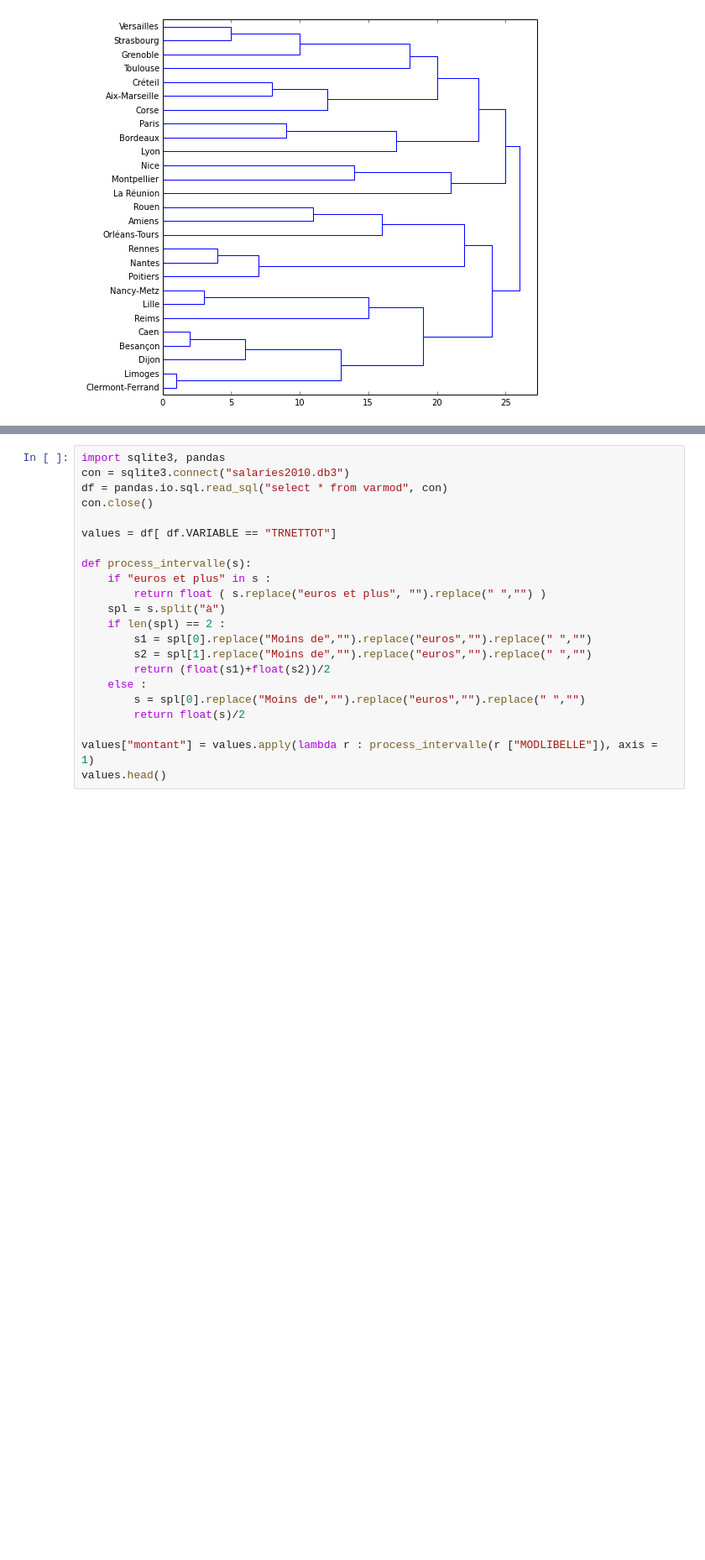
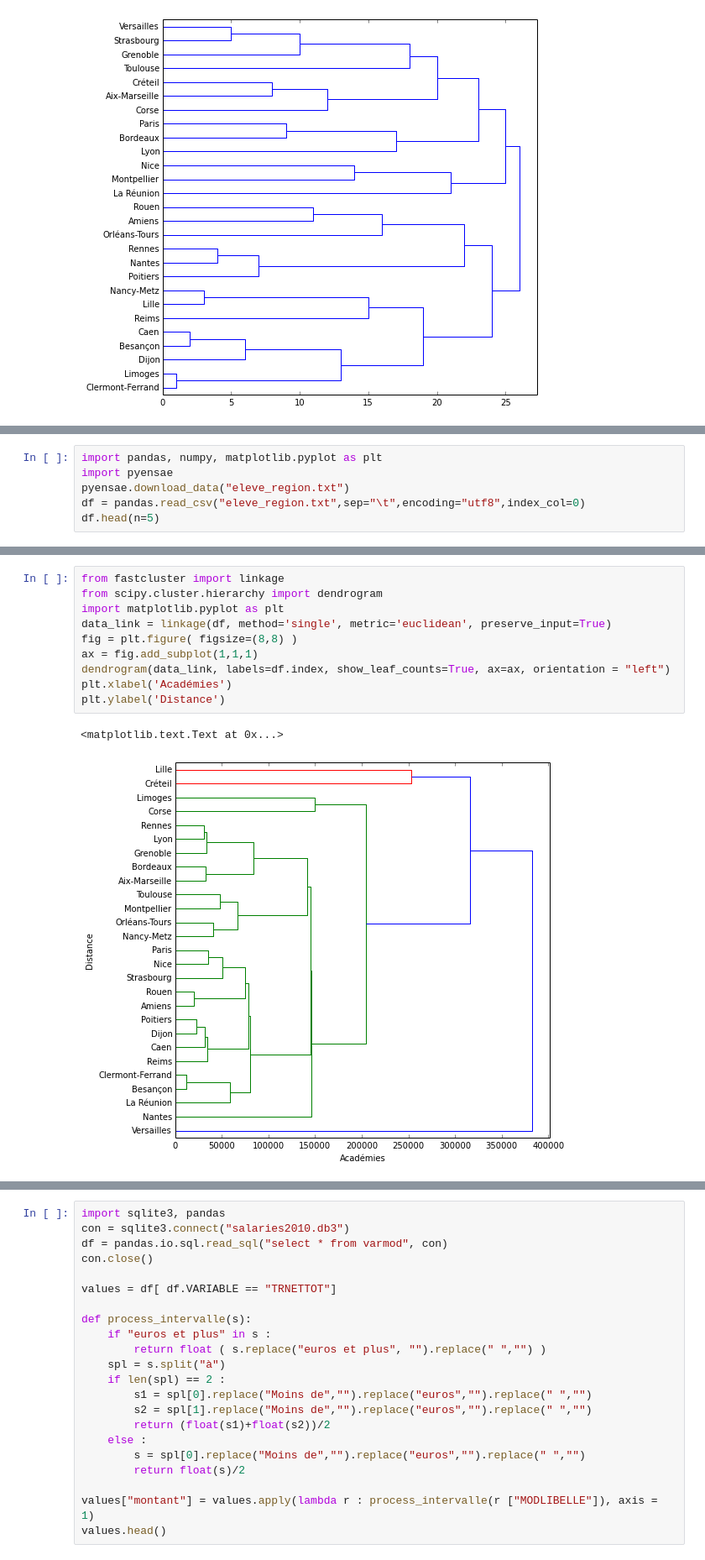
Before and after one commit to sdpython/ensae_teaching_cs, a Jupyter notebook: _doc/notebooks/td2a/td2a_correction_session_3A.ipynb, the cells around one changed output, grey strips where cells are left out. Shown at 84% size. Cells and saved outputs as stored; diff of their text form; blank space fills up the shorter version.

```diff
--- a/_doc/notebooks/td2a/td2a_correction_session_3A.ipynb
+++ b/_doc/notebooks/td2a/td2a_correction_session_3A.ipynb
@@ -69,0 +75,6 @@ r = dendrogram(dendro, color_threshold=1, labels=df.index, show_leaf_counts=True
+# %%
+import pandas, numpy, matplotlib.pyplot as plt
+import pyensae
+pyensae.download_data("eleve_region.txt")
+df = pandas.read_csv("eleve_region.txt",sep="\t",encoding="utf8",index_col=0)
+df.head(n=5)
@@ -69,0 +90,13 @@ r = dendrogram(dendro, color_threshold=1, labels=df.index, show_leaf_counts=True
+# %%
+from fastcluster import linkage
+from scipy.cluster.hierarchy import dendrogram
+import matplotlib.pyplot as plt
+data_link = linkage(df, method='single', metric='euclidean', preserve_input=True)
+fig = plt.figure( figsize=(8,8) )
+ax = fig.add_subplot(1,1,1)
+dendrogram(data_link, labels=df.index, show_leaf_counts=True, ax=ax, orientation = "left")
+plt.xlabel('Académies')
+plt.ylabel('Distance')
+# %% [output]
+<matplotlib.text.Text at 0x...>
+[figure, added]
```
Also changed, not shown: parts of 17 cells of this notebook, 4 other files.
